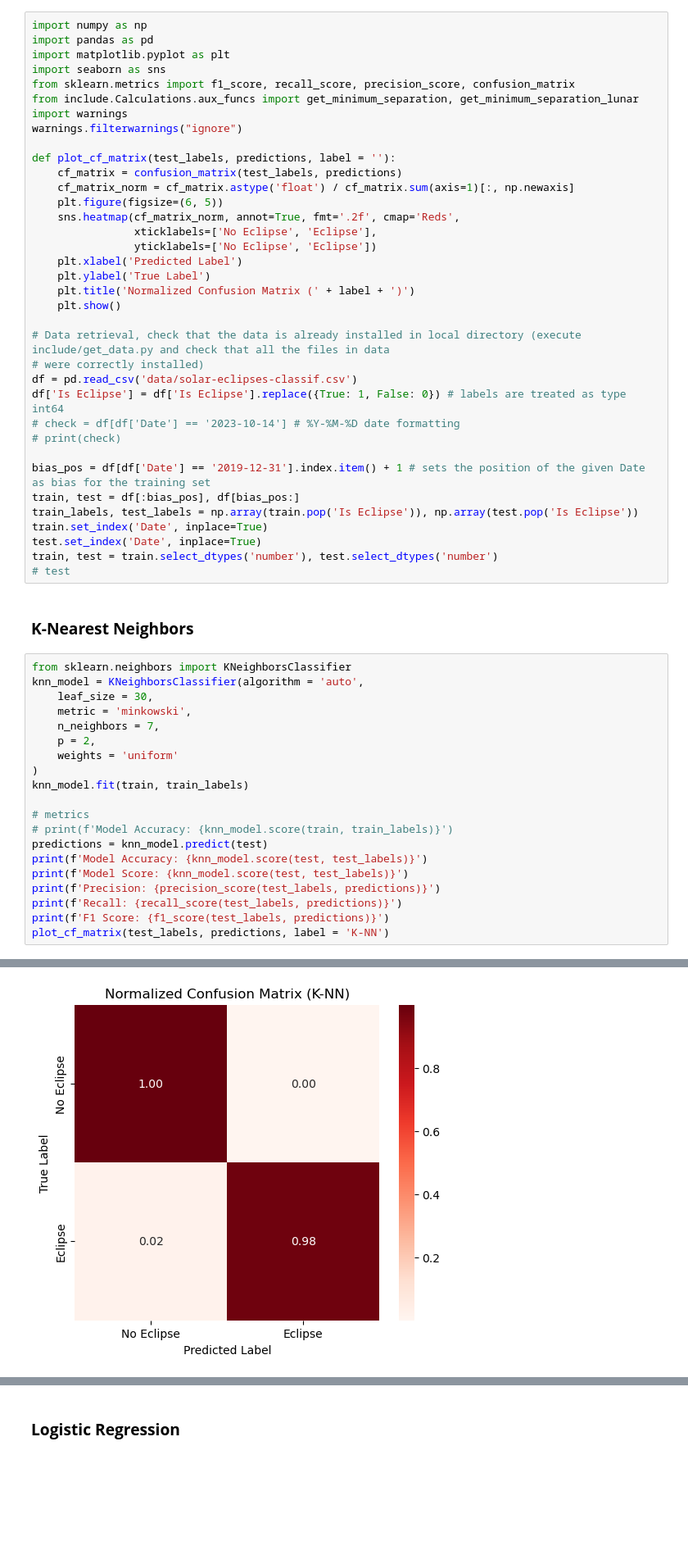
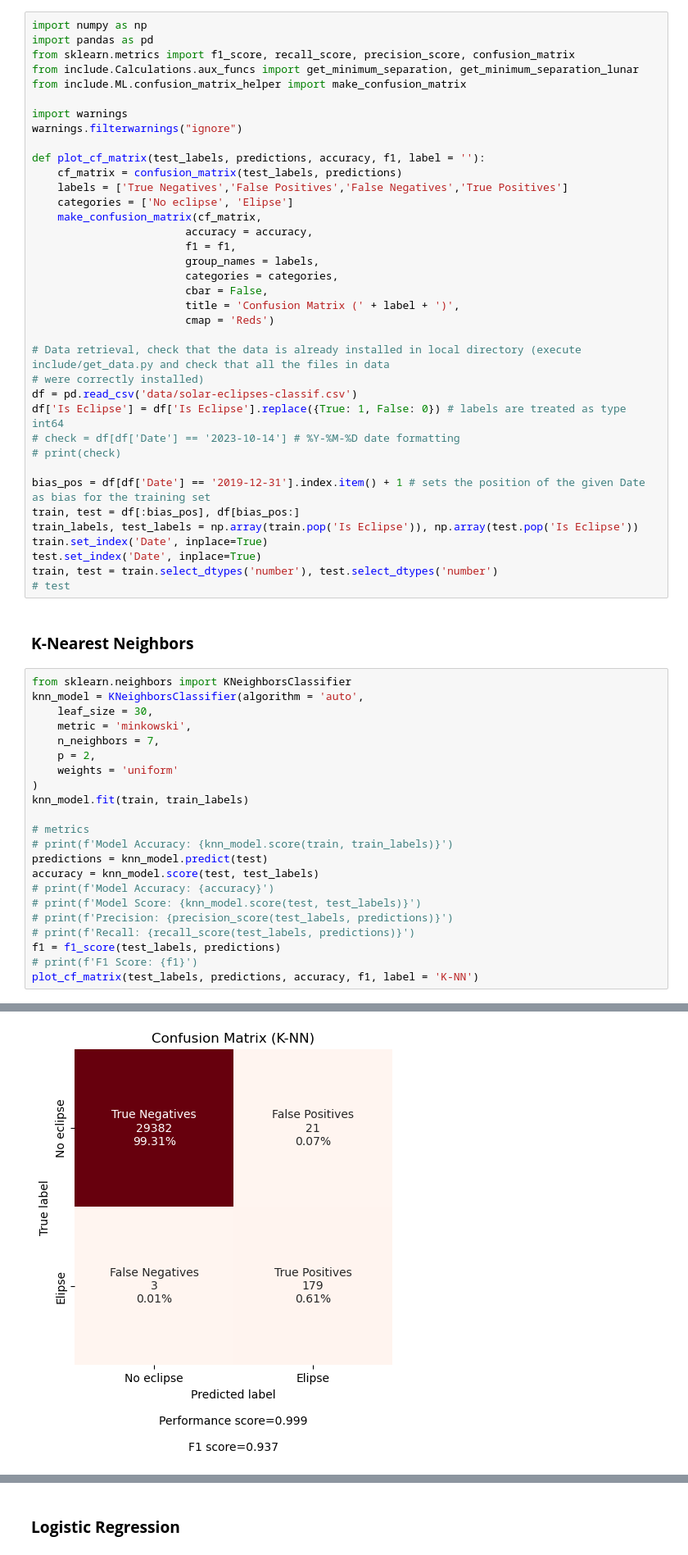
Before and after one commit to CosmeticMichu/Eclipse-Prediction-by-ML, a Jupyter notebook: SolarEclipses.ipynb, the cells around one changed output, grey strips where cells are left out. Shown at 82% size. Drawn from its saved outputs; the diff is of its cells as text; blank space fills up the shorter version.

Commit message:
added scripts to get the separation data and scripts to plot confusion matrix. Changes were meda also to the main faile (notebook)

```diff
--- a/SolarEclipses.ipynb
+++ b/SolarEclipses.ipynb
@@ -9,24 +9,25 @@ Es así, como M. Sferdian, M. Frincu (2021) (https://irep.ntu.ac.uk/id/eprint/44
 # %%
 import numpy as np
 import pandas as pd
-import matplotlib.pyplot as plt
-import seaborn as sns
 from sklearn.metrics import f1_score, recall_score, precision_score, confusion_matrix
 from include.Calculations.aux_funcs import get_minimum_separation, get_minimum_separation_lunar
+from include.ML.confusion_matrix_helper import make_confusion_matrix
+
 import warnings
 warnings.filterwarnings("ignore")
 
-def plot_cf_matrix(test_labels, predictions, label = ''):
+def plot_cf_matrix(test_labels, predictions, accuracy, f1, label = ''):
     cf_matrix = confusion_matrix(test_labels, predictions)
-    cf_matrix_norm = cf_matrix.astype('float') / cf_matrix.sum(axis=1)[:, np.newaxis]
-    plt.figure(figsize=(6, 5))
-    sns.heatmap(cf_matrix_norm, annot=True, fmt='.2f', cmap='Reds',
-                xticklabels=['No Eclipse', 'Eclipse'],
-                yticklabels=['No Eclipse', 'Eclipse'])
-    plt.xlabel('Predicted Label')
-    plt.ylabel('True Label')
-    plt.title('Normalized Confusion Matrix (' + label + ')')
-    plt.show()
+    labels = ['True Negatives','False Positives','False Negatives','True Positives']
+    categories = ['No eclipse', 'Elipse']
+    make_confusion_matrix(cf_matrix,
+                        accuracy = accuracy,
+                        f1 = f1,
+                        group_names = labels,
+                        categories = categories,
+                        cbar = False,
+                        title = 'Confusion Matrix (' + label + ')',
+                        cmap = 'Reds')
 
 # Data retrieval, check that the data is already installed in local directory (execute include/get_data.py and check that all the files in data
 # were correctly installed)
@@ -58,10 +59,12 @@ knn_model.fit(train, train_labels)
 # metrics
 # print(f'Model Accuracy: {knn_model.score(train, train_labels)}')
 predictions = knn_model.predict(test)
-print(f'Model Accuracy: {knn_model.score(test, test_labels)}')
-print(f'Model Score: {knn_model.score(test, test_labels)}')
-print(f'Precision: {precision_score(test_labels, predictions)}')
-print(f'Recall: {recall_score(test_labels, predictions)}')
-print(f'F1 Score: {f1_score(test_labels, predictions)}')
-plot_cf_matrix(test_labels, predictions, label = 'K-NN')
+accuracy = knn_model.score(test, test_labels)
+# print(f'Model Accuracy: {accuracy}')
+# print(f'Model Score: {knn_model.score(test, test_labels)}')
+# print(f'Precision: {precision_score(test_labels, predictions)}')
+# print(f'Recall: {recall_score(test_labels, predictions)}')
+f1 = f1_score(test_labels, predictions)
+# print(f'F1 Score: {f1}')
+plot_cf_matrix(test_labels, predictions, accuracy, f1, label = 'K-NN')
 # %% [output]
@@ -73,4 +71,4 @@ F1 Score: 0.9371727748691099
-[figure, old version]
+[figure, new version]
 # %%
 date = '2023-10-14' # solar
 # date = '2023-10-28' # lunar
```
Also changed, not shown: parts of 4 cells of this notebook, 3 other files.
